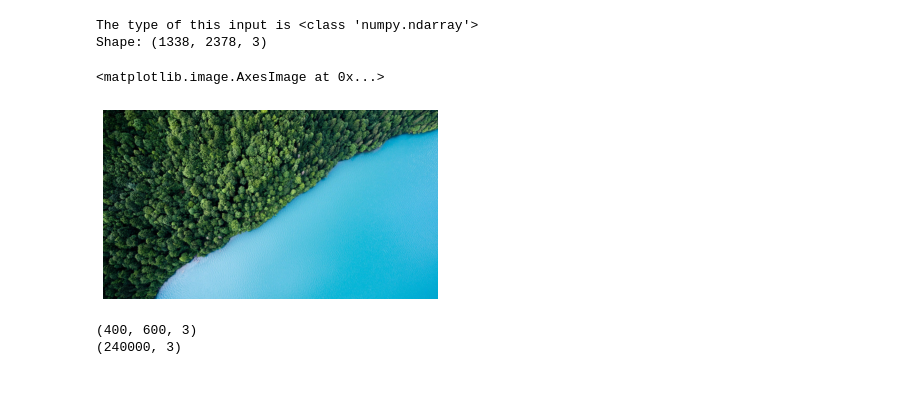
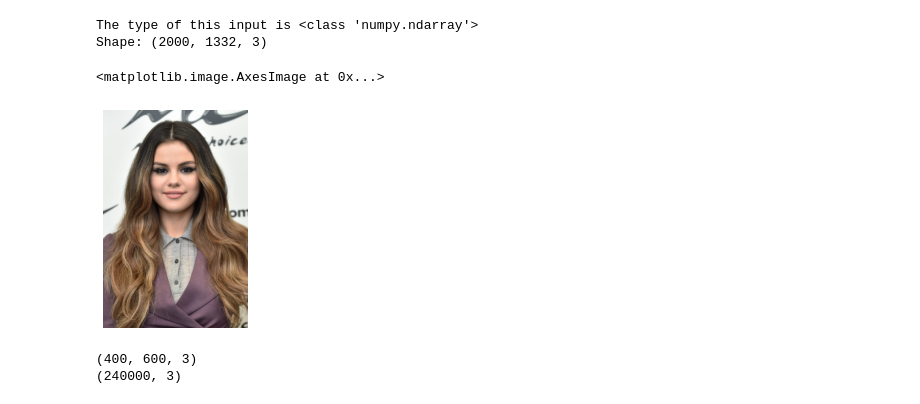
Before and after one commit to tirtharajsinha/image-color-extractor, a Jupyter notebook: Color identification from image using K-means clustering.ipynb, the cells around one changed output. Cells and saved outputs as stored; diff of their text form; code cells hidden in the pictures.

Commit message:
update path

```diff
--- a/Color identification from image using K-means clustering.ipynb
+++ b/Color identification from image using K-means clustering.ipynb
@@ -8,20 +8,21 @@ import os
 import pprint
 
 %matplotlib inline
+path=r"D:\Image_datasets\celebrity_faces\misc\selena.jpg"
 # %%
-image = cv2.imread('C:/Users/TIRTHA/Downloads/images/a7d2d8ae116f32f8e64ea45e4154bf50.jpg')
+image = cv2.imread(path)
 image = cv2.cvtColor(image, cv2.COLOR_BGR2RGB)
 plt.axis('off')
 plt.imshow(image)
 print("The type of this input is {}".format(type(image)))
 print("Shape: {}".format(image.shape))
 plt.axis('off')
 plt.imshow(image)
 # %% [output]
 The type of this input is <class 'numpy.ndarray'>
-Shape: (1338, 2378, 3)
+Shape: (2000, 1332, 3)
 <matplotlib.image.AxesImage at 0x...>
-[figure, old version]
+[figure, new version]
 # %%
 modified_image = cv2.resize(image, (600, 400), interpolation = cv2.INTER_AREA)
 print(modified_image.shape)
```
Also changed, not shown: parts of 3 cells of this notebook.
